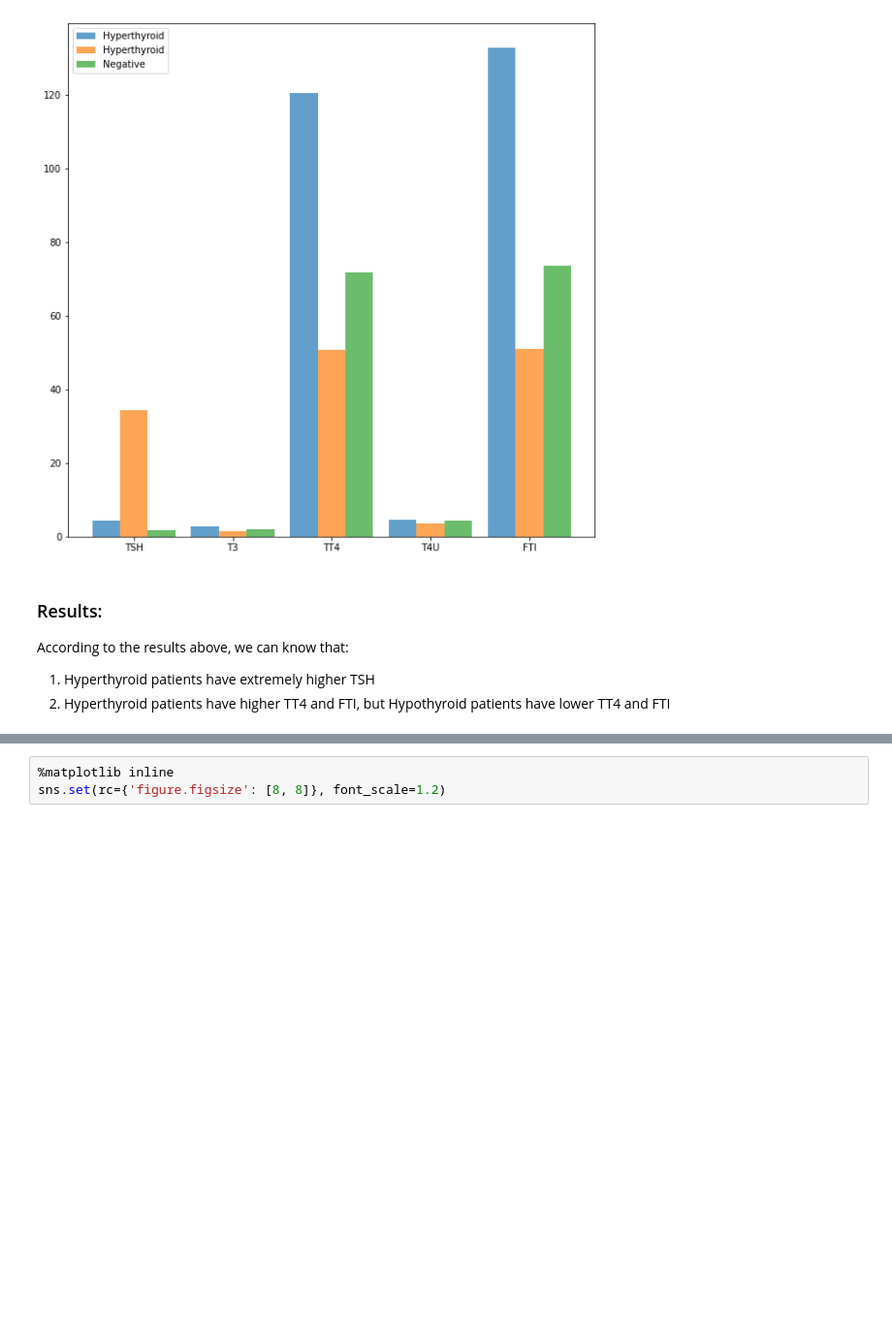
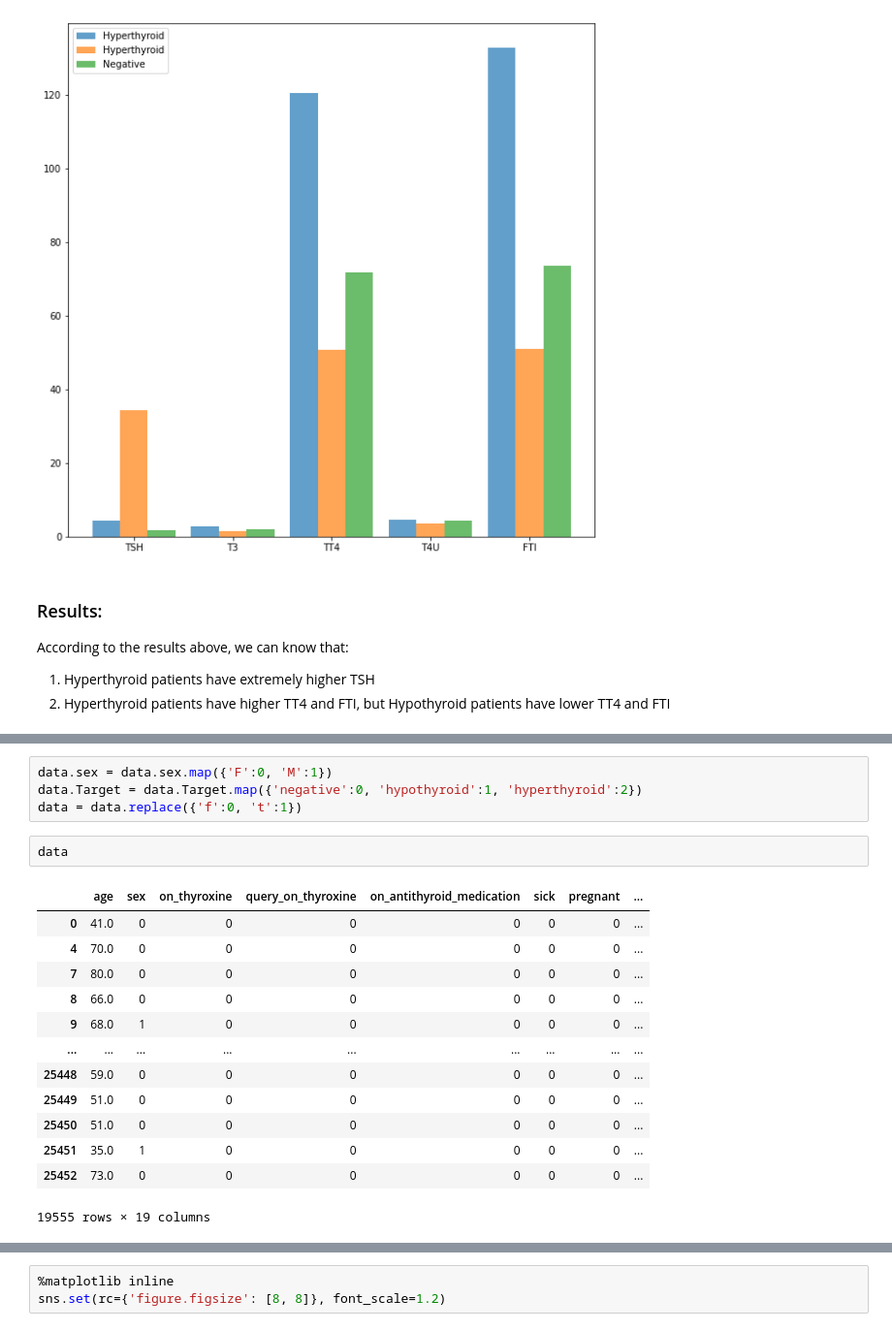
Before and after one commit to zengxueyuan/PHAS0077_QiyuanZeng_2022, a Jupyter notebook: 2. Data analysis.ipynb, the cells around one changed output, grey strips where cells are left out. Shown at 97% size. Cells and saved outputs as stored; diff of their text form; blank space fills up the shorter version.

```diff
--- a/2. Data analysis.ipynb
+++ b/2. Data analysis.ipynb
@@ -763,0 +796,20 @@ According to the results above, we can know that:
+# %%
+data.sex = data.sex.map({'F':0, 'M':1})
+data.Target = data.Target.map({'negative':0, 'hypothyroid':1, 'hyperthyroid':2})
+data = data.replace({'f':0, 't':1})
+# %%
+data
+# %% [output]
+|  | age | sex | on_thyroxine | query_on_thyroxine | on_antithyroid_medication | sick | pregnant | ... |
+| 0 | 41.0 | 0 | 0 | 0 | 0 | 0 | 0 | ... |
+| 4 | 70.0 | 0 | 0 | 0 | 0 | 0 | 0 | ... |
+| 7 | 80.0 | 0 | 0 | 0 | 0 | 0 | 0 | ... |
+| 8 | 66.0 | 0 | 0 | 0 | 0 | 0 | 0 | ... |
+| 9 | 68.0 | 1 | 0 | 0 | 0 | 0 | 0 | ... |
+| ... | ... | ... | ... | ... | ... | ... | ... | ... |
+| 25448 | 59.0 | 0 | 0 | 0 | 0 | 0 | 0 | ... |
+| 25449 | 51.0 | 0 | 0 | 0 | 0 | 0 | 0 | ... |
+| 25450 | 51.0 | 0 | 0 | 0 | 0 | 0 | 0 | ... |
+| 25451 | 35.0 | 1 | 0 | 0 | 0 | 0 | 0 | ... |
+| 25452 | 73.0 | 0 | 0 | 0 | 0 | 0 | 0 | ... |
+19555 rows × 19 columns
```
Also changed, not shown: parts of 15 cells of this notebook, 7 other files.
